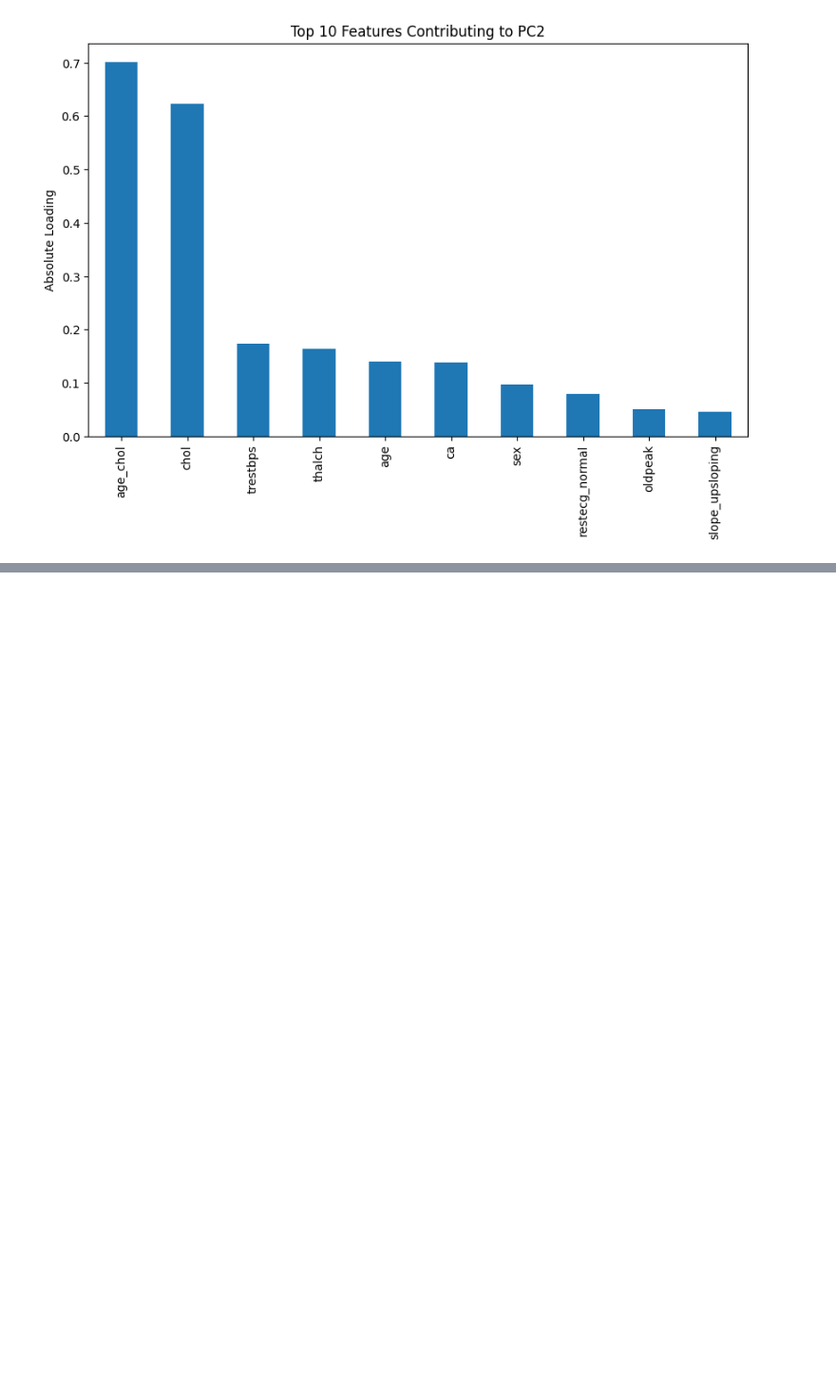
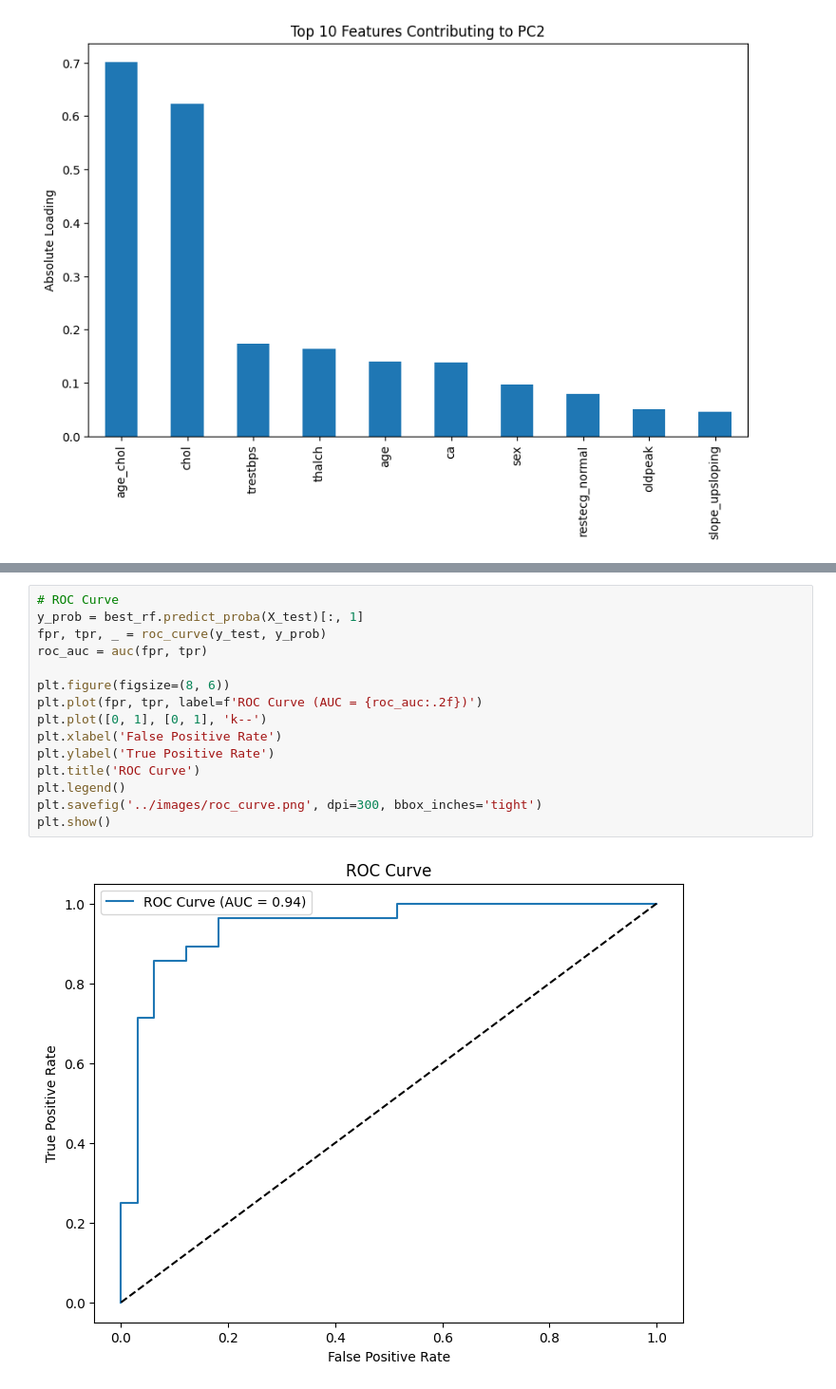
Before and after one commit to GoudyMT/heart-disease-ml, a Jupyter notebook: notebook/ml-portfolio.ipynb, the cells around one changed output, grey strips where cells are left out. Shown at 95% size. Drawn from its saved outputs; the diff is of its cells as text; blank space fills up the shorter version.

```diff
--- a/notebook/ml-portfolio.ipynb
+++ b/notebook/ml-portfolio.ipynb
@@ -405,0 +518,17 @@ plt.show()
+# %%
+# ROC Curve
+y_prob = best_rf.predict_proba(X_test)[:, 1]
+fpr, tpr, _ = roc_curve(y_test, y_prob)
+roc_auc = auc(fpr, tpr)
+
+plt.figure(figsize=(8, 6))
+plt.plot(fpr, tpr, label=f'ROC Curve (AUC = {roc_auc:.2f})')
+plt.plot([0, 1], [0, 1], 'k--')
+plt.xlabel('False Positive Rate')
+plt.ylabel('True Positive Rate')
+plt.title('ROC Curve')
+plt.legend()
+plt.savefig('../images/roc_curve.png', dpi=300, bbox_inches='tight')
+plt.show()
+# %% [output]
+[figure, added]
```
Also changed, not shown: parts of 9 cells of this notebook, 3 other files.
